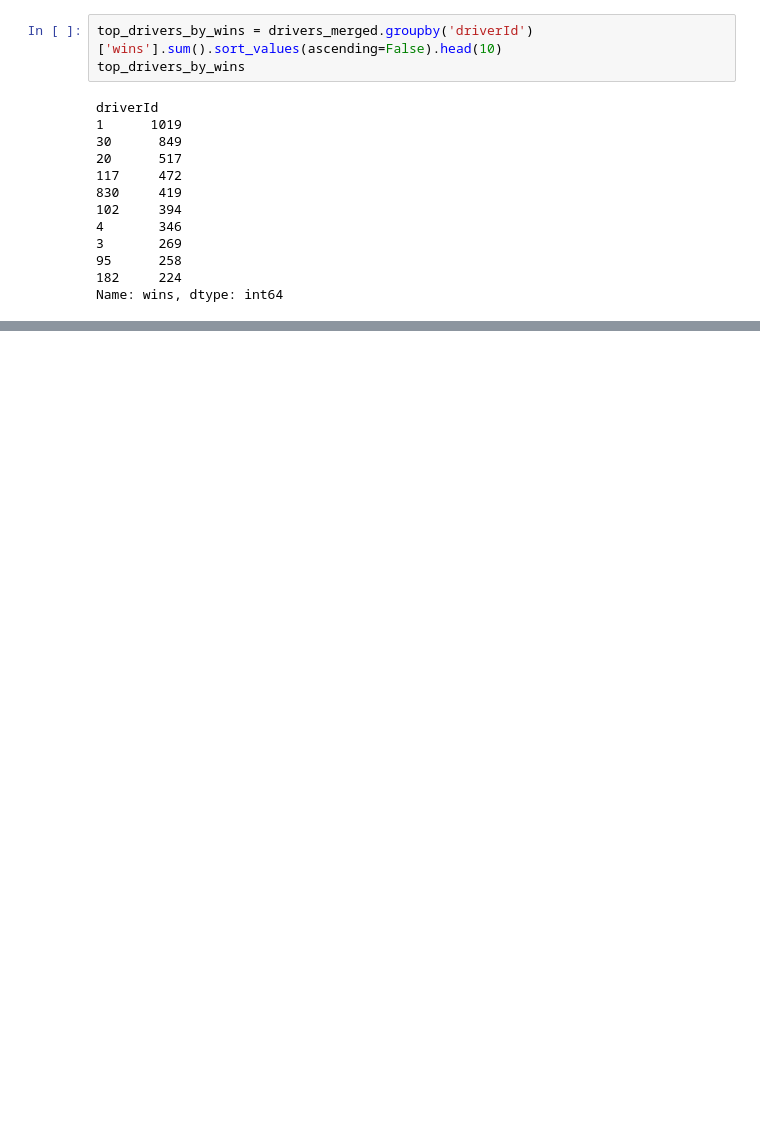
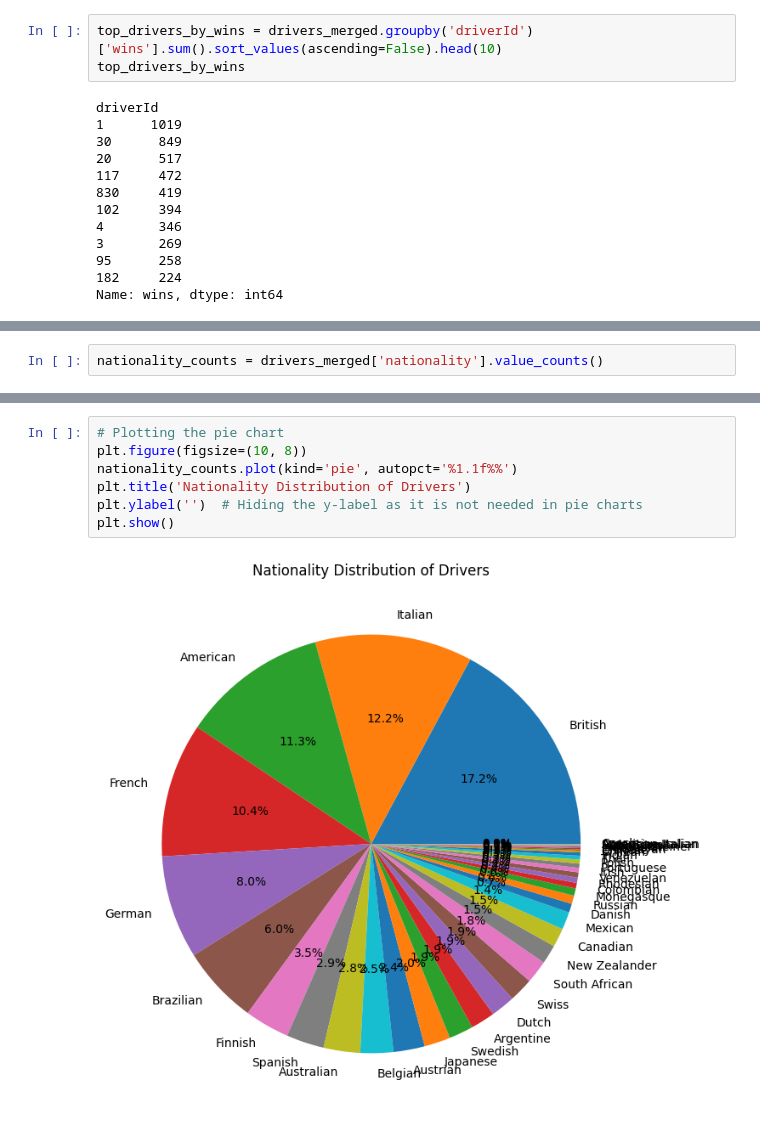
Before and after one commit to bharathmsrk/F1-Prediction, a Jupyter notebook: F1_EDA.ipynb, the cells around one changed output, grey strips where cells are left out. Drawn from its saved outputs; the diff is of its cells as text; blank space fills up the shorter version.

```diff
--- a/F1_EDA.ipynb
+++ b/F1_EDA.ipynb
@@ -304,0 +309,2 @@ plt.show()
+# %%
+nationality_counts = drivers_merged['nationality'].value_counts()
@@ -304,0 +331,9 @@ plt.show()
+# %%
+# Plotting the pie chart
+plt.figure(figsize=(10, 8))
+nationality_counts.plot(kind='pie', autopct='%1.1f%%')
+plt.title('Nationality Distribution of Drivers')
+plt.ylabel('')  # Hiding the y-label as it is not needed in pie charts
+plt.show()
+# %% [output]
+[figure, added]
```
Also changed, not shown: parts of 8 cells of this notebook.
